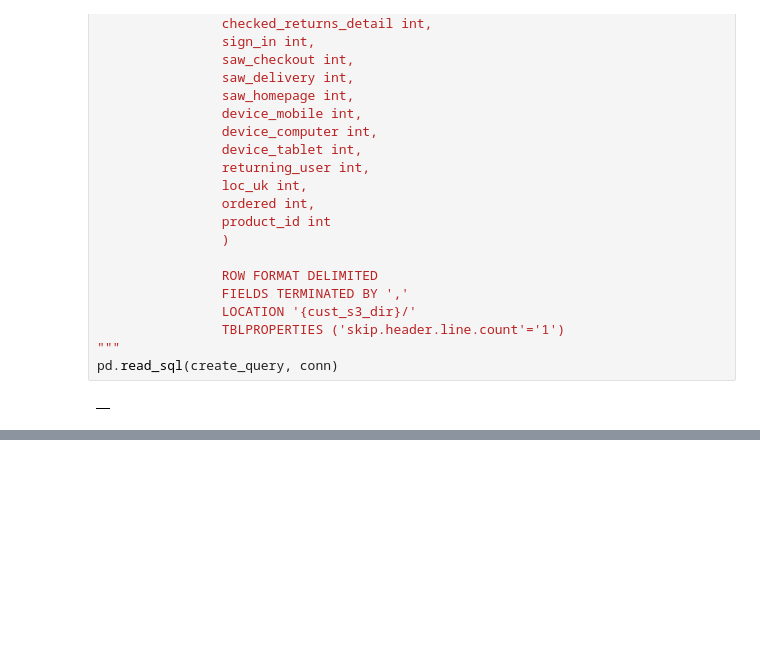
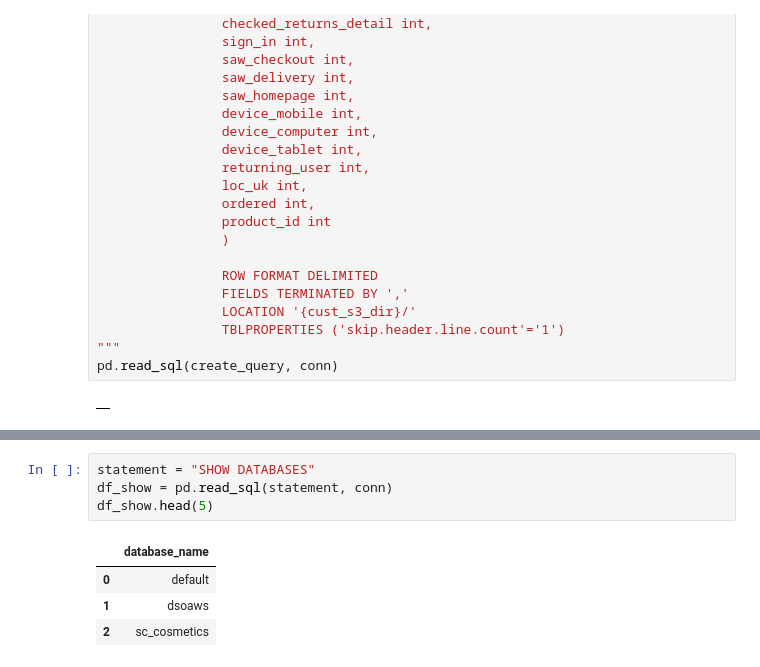
Before and after one commit to samantharivas/sc-cosmetics, a Jupyter notebook: SC-Cosmetics.ipynb, the cells around one changed output, grey strips where cells are left out. Cells and saved outputs as stored; diff of their text form; blank space fills up the shorter version.

```diff
--- a/SC-Cosmetics.ipynb
+++ b/SC-Cosmetics.ipynb
@@ -408,3 +352,12 @@ pd.read_sql(f'SELECT * FROM {db_name}.{cust_table_name} LIMIT 5', conn)
 | 2 | 86a8-6b735c67-86a8-407b-ba24-333055 | 0 | 0 | 0 | 0 | 0 | ... |
 | 3 | 6a3d-6b736346-6a3d-4085-934b-396834 | 0 | 0 | 0 | 0 | 0 | ... |
 | 4 | b74a-6b737717-b74a-45c3-8c6a-421140 | 0 | 1 | 0 | 1 | 0 | ... |
+# %%
+statement = "SHOW DATABASES"
+df_show = pd.read_sql(statement, conn)
+df_show.head(5)
+# %% [output]
+|  | database_name |
+| 0 | default |
+| 1 | dsoaws |
+| 2 | sc_cosmetics |
```
Also changed, not shown: parts of 35 cells of this notebook.
